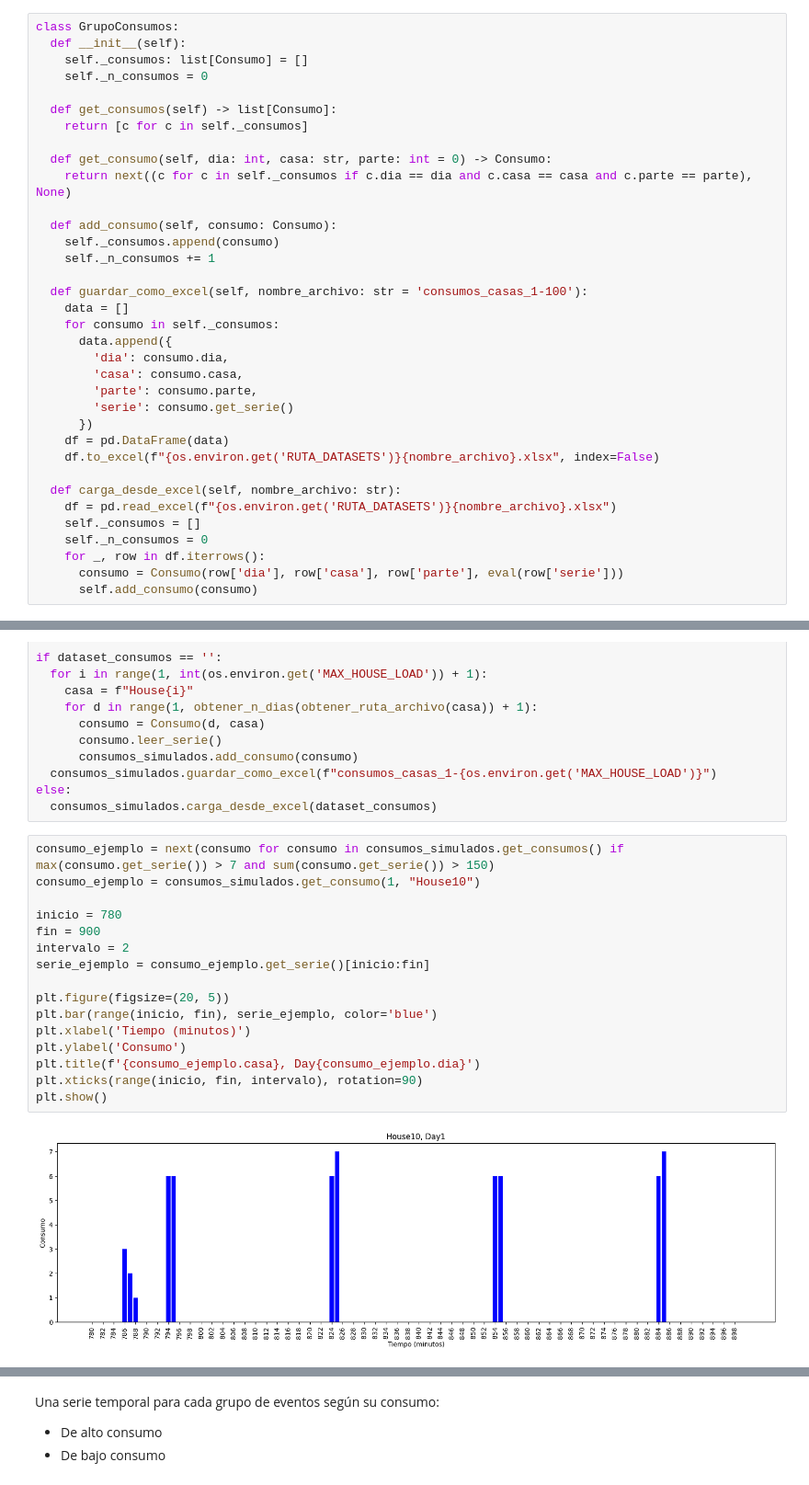
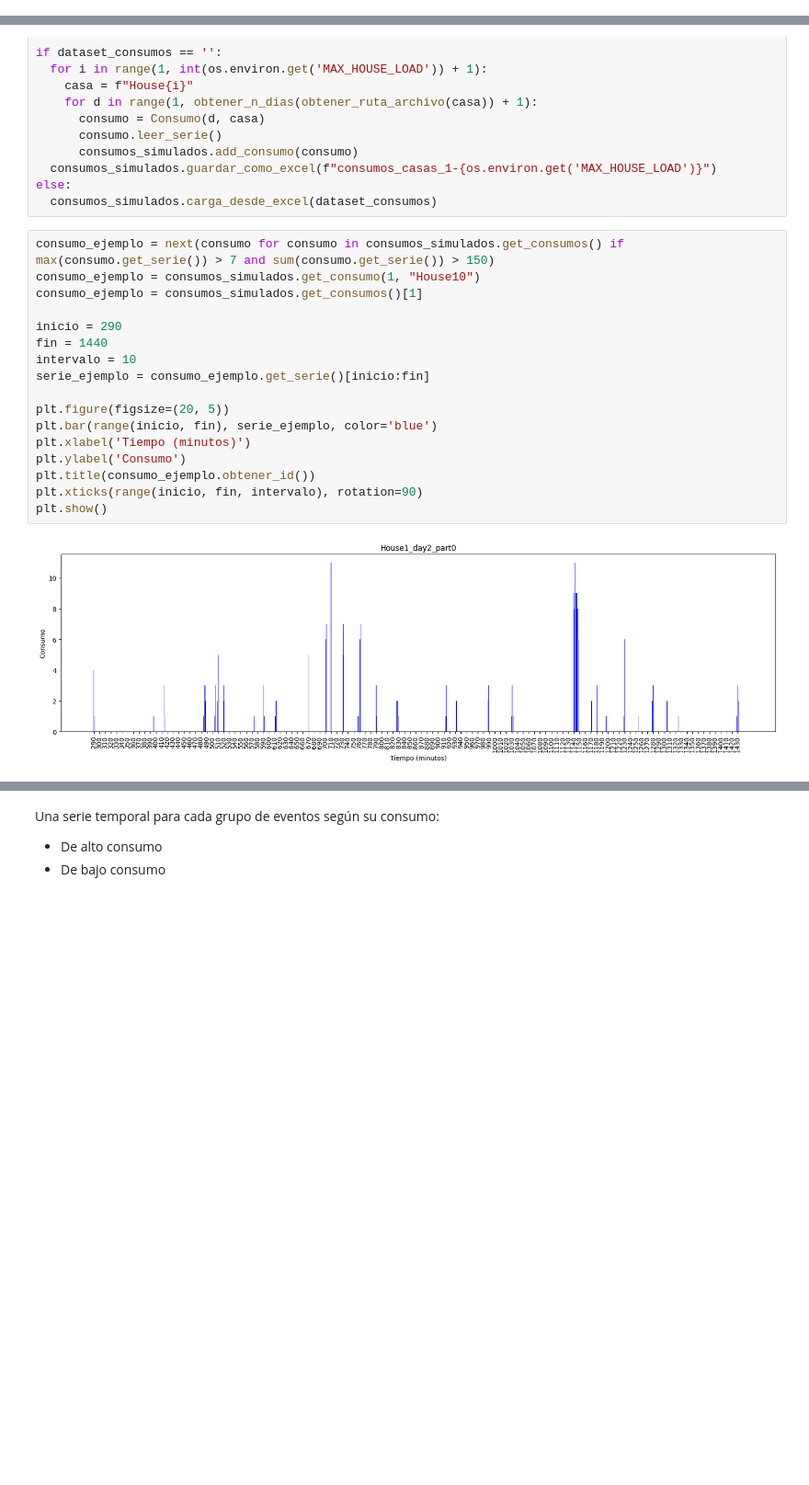
Before and after one commit to IagoGarciaSuarez/MUII_TFM, a Jupyter notebook: src/TFM.ipynb, the cells around one changed output, grey strips where cells are left out. Shown at 92% size. Drawn from its saved outputs; the diff is of its cells as text; blank space fills up the shorter version.

```diff
--- a/src/TFM.ipynb
+++ b/src/TFM.ipynb
@@ -95,35 +247,0 @@ class Consumo:
-# %%
-class GrupoConsumos:
-  def __init__(self):
-    self._consumos: list[Consumo] = []
-    self._n_consumos = 0
-
-  def get_consumos(self) -> list[Consumo]:
-    return [c for c in self._consumos]
-
-  def get_consumo(self, dia: int, casa: str, parte: int = 0) -> Consumo:
-    return next((c for c in self._consumos if c.dia == dia and c.casa == casa and c.parte == parte), None)
-
-  def add_consumo(self, consumo: Consumo):
-    self._consumos.append(consumo)
-    self._n_consumos += 1
-
-  def guardar_como_excel(self, nombre_archivo: str = 'consumos_casas_1-100'):
-    data = []
-    for consumo in self._consumos:
-      data.append({
-        'dia': consumo.dia,
-        'casa': consumo.casa,
-        'parte': consumo.parte,
-        'serie': consumo.get_serie()
-      })
-    df = pd.DataFrame(data)
-    df.to_excel(f"{os.environ.get('RUTA_DATASETS')}{nombre_archivo}.xlsx", index=False)
-
-  def carga_desde_excel(self, nombre_archivo: str):
-    df = pd.read_excel(f"{os.environ.get('RUTA_DATASETS')}{nombre_archivo}.xlsx")
-    self._consumos = []
-    self._n_consumos = 0
-    for _, row in df.iterrows():
-      consumo = Consumo(row['dia'], row['casa'], row['parte'], eval(row['serie']))
-      self.add_consumo(consumo)
@@ -155,18 +266,19 @@ else:
 # %%
 consumo_ejemplo = next(consumo for consumo in consumos_simulados.get_consumos() if max(consumo.get_serie()) > 7 and sum(consumo.get_serie()) > 150)
 consumo_ejemplo = consumos_simulados.get_consumo(1, "House10")
+consumo_ejemplo = consumos_simulados.get_consumos()[1]
 
-inicio = 780
-fin = 900
-intervalo = 2
+inicio = 290
+fin = 1440
+intervalo = 10
 serie_ejemplo = consumo_ejemplo.get_serie()[inicio:fin]
 
 plt.figure(figsize=(20, 5))
 plt.bar(range(inicio, fin), serie_ejemplo, color='blue')
 plt.xlabel('Tiempo (minutos)')
 plt.ylabel('Consumo')
-plt.title(f'{consumo_ejemplo.casa}, Day{consumo_ejemplo.dia}')
+plt.title(consumo_ejemplo.obtener_id())
 plt.xticks(range(inicio, fin, intervalo), rotation=90)
 plt.show()
 # %% [output]
-[figure, old version]
+[figure, new version]
```
Also changed, not shown: parts of 22 cells of this notebook.
